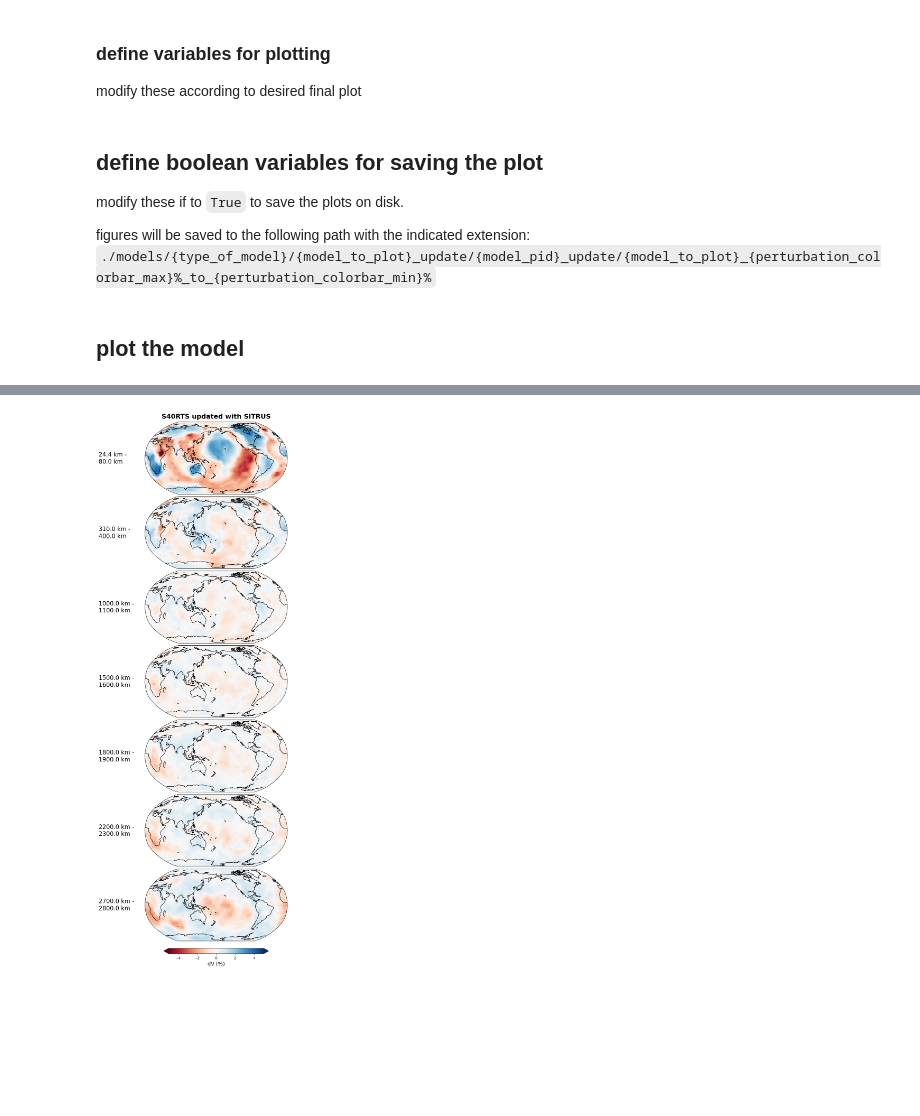
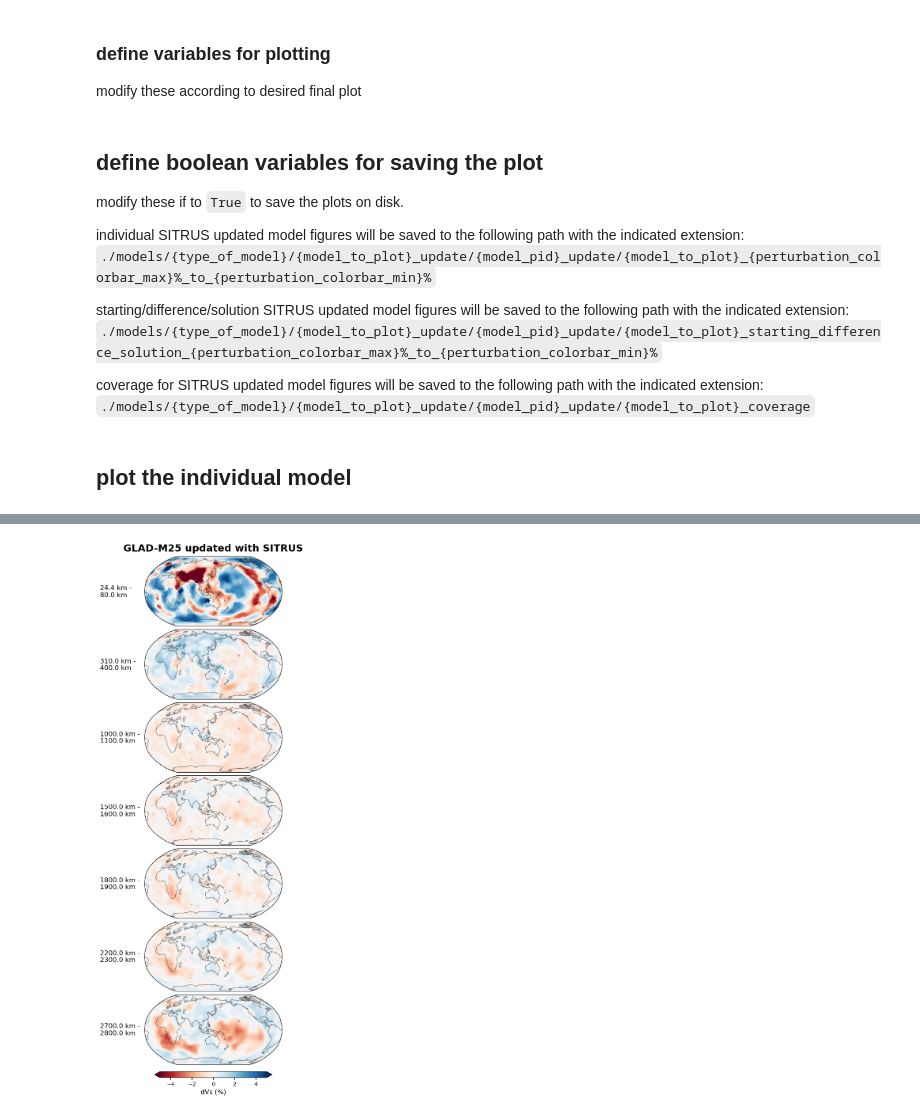
Before and after one commit to claire-richardson/SITRUS, a Jupyter notebook: plot_models.ipynb, the cells around one changed output, grey strips where cells are left out. Drawn from its saved outputs; the diff is of its cells as text; code cells hidden in the pictures; blank space fills up the shorter version.

Commit message:
add mod_plot, update other scripts

```diff
--- a/plot_models.ipynb
+++ b/plot_models.ipynb
@@ -22,16 +22,17 @@ lons = np.arange(-180, 180 + mod_input.reference_lon, mod_input.reference_lon)
 modify these according to desired final plot
 # %%
 # model info
-model_to_plot = 'S40RTS_vsh' # name of model to plot (should match directory name in ./models/{wavetype}/{model}_update/
+model_to_plot = 'GLAD-M25_vsh' # name of model to plot (should match directory name in ./models/{wavetype}/{model}_update/
 type_of_model = 'S' # either 'S' or 'P'
-model_pid = 17182437 # PID of desired model
+model_pid = 3087153 # PID of desired model
 layer = 'layer_2_shell_2_to_31' # name of layer directory of model to plot
 iteration = 'iteration_5' # name of iteration directory of model to plot
 
 # plot construction
 shells_to_plot = [2, 6, 13, 18, 21, 25, 30] # list of depth shells to plot
-central_lon = 180. # longitude at which to center the map
-coastline_transparency = 1. # alpha value for the coastlines
+central_lon = 135. # longitude at which to center the map
+coastline_transparency = 0.4 # alpha value for the coastlines
+plot_increment = 1
 
 # hotspot plotting
 shells_to_plot_hotspots = [] # leave empty if you don't want to plot hotspots in any shells
@@ -46,25 +47,49 @@ perturbation_colorbar_min = -5. # minimum perturbation for the colorbar of the p
 colorbar_points = 'both' # 'neither', 'both', 'min', or 'max'. indication of the appearance of the ends of the colorbar
 bar_val = 5.
 
+# smoothing radii
+smoothing_radii_colormap = mpl.cm.viridis
+
+# coverage:
+phases_to_plot = ['ScS_H', 'ScSScS_H', 'Sdiff_H', 'S_H']
+total_coverage_bins = [1, 10, 20, 30, 40, 50, 60, 70, 80, 90, 100]
+coverage_colormap = mpl.cm.Oranges
+azimuthal_colormap = mpl.cm.Purples
+
 # title/annotation info
 model_title = f'{model_to_plot.split("_")[0]} updated with SITRUS' # title to display at the top of the plot
 model_title_fontsize = 18.
+# %%
+# other stuff (lat/lon systems, labels, don't modify)
+y = np.arange(-90, 90, plot_increment)
+x = np.arange(-180, 180, plot_increment)
+lats = np.arange(-90, 90 + plot_increment, plot_increment)
+lons = np.arange(-180, 180 + plot_increment, plot_increment)
+if type_of_model == 'S':
+    model_header = 'dVs_%'
+elif type_of_model == 'P':
+    model_header = 'dVp_%'
 # %% [markdown]
 ## define boolean variables for saving the plot
 modify these if to `True` to save the plots on disk.
 
-figures will be saved to the following path with the indicated extension:
+individual SITRUS updated model figures will be saved to the following path with the indicated extension:
 `./models/{type_of_model}/{model_to_plot}_update/{model_pid}_update/{model_to_plot}_{perturbation_colorbar_max}%_to_{perturbation_colorbar_min}%`
+
+starting/difference/solution SITRUS updated model figures will be saved to the following path with the indicated extension:
+`./models/{type_of_model}/{model_to_plot}_update/{model_pid}_update/{model_to_plot}_starting_difference_solution_{perturbation_colorbar_max}%_to_{perturbation_colorbar_min}%`
+
+coverage for SITRUS updated model figures will be saved to the following path with the indicated extension:
+`./models/{type_of_model}/{model_to_plot}_update/{model_pid}_update/{model_to_plot}_coverage`
 # %%
 save_png = False # save the plot as a PNG file
 save_svg = False # save the plot as an SVG file
 # %% [markdown]
-## plot the model
+## plot the individual model
 # %%
 %%time
 # define dimensions of the figure and each subplot
-panel_height = 3
-fig = plt.figure(figsize = (10, panel_height * len(shells_to_plot)), constrained_layout = True)
+fig = plt.figure(figsize = (7.5, 2 * len(shells_to_plot)), constrained_layout = True)
 plot_idx = 1
 
 # define the colormap
@@ -75,8 +100,9 @@ for shell_to_plot in shells_to_plot:
     shell_top_depth = shell_dims[1]
     shell_bottom_depth = shell_dims[3]
 
-    df_shell = pd.read_csv(f'./models/{type_of_model}/{model_to_plot}_update/{model_pid}_update/{layer}/{iteration}/plot_files/{model_to_plot}_shell_{shell_to_plot}_updated_perturbs_plot_ready_{model_pid}.csv').drop(columns = ['LON'])
-    dv = df_shell.T.to_numpy()
+    df_shell = pd.read_csv(f'./models/{type_of_model}/{model_to_plot}_update/{model_pid}_update/{layer}/{iteration}/{model_to_plot}_updated_model_itr_{iteration.split("_")[-1]}.csv')
+    df_shell = df_shell.loc[df_shell['SHELL#'] == shell_to_plot].copy()
+    dv = mod_plot.shell_grid_register(df_shell, model_header, plot_increment, plot_increment)
 
     ax1 = fig.add_subplot(len(shells_to_plot), 1, plot_idx, projection = ccrs.Robinson(central_longitude = central_lon))
     ax1.set_global()
@@ -86,18 +112,17 @@ for shell_to_plot in shells_to_plot:
         lon = df_hotspots.Lon
         lat = df_hotspots.Lat
         sc = ax1.scatter(lon, lat, transform = ccrs.PlateCarree(), s = symbol_size, c = hotspot_color)
-    ax1.annotate(f'{shell_top_depth} km - \n{shell_bottom_depth} km', va = 'center', xy = (-0.325, 0.5), xycoords = 'axes fraction', fontsize = 16)
+    ax1.annotate(f'{shell_top_depth} km - \n{shell_bottom_depth} km', va = 'center', xy = (-0.325, 0.5), xycoords = 'axes fraction', fontsize = 12)
     plot_idx += 1
 
 fig.suptitle(f'{model_title}', fontsize = 18, fontweight = 'bold')
 
 # tomography colorbar info:
 cbar_tomo = fig.colorbar(im1, orientation = 'horizontal', ax = ax1, shrink = 0.4, pad = 0.1, extend = colorbar_points)
-cbar_tomo.ax.set_xlabel('dV (%)', size = 14)
 if type_of_model == 'S':
-    cbar_tomo.ax.set_xlabel('dV (%)', size = 14)
+    cbar_tomo.ax.set_xlabel('dVs (%)', size = 12)
 elif type_of_model == 'P':
-    cbar_tomo.ax.set_xlabel('dV (%)', size = 14)
+    cbar_tomo.ax.set_xlabel('dVp (%)', size = 12)
 
 if save_png == True:
     fig.savefig(f'./models/{type_of_model}/{model_to_plot}_update/{model_pid}_update/{model_to_plot}_{perturbation_colorbar_max}%_to_{perturbation_colorbar_min}%.png')
@@ -109 +134 @@ Wall time: 3.97 s
-[figure, old version]
+[figure, new version]
```
Also changed, not shown: parts of 5 cells of this notebook, 5 other files.
